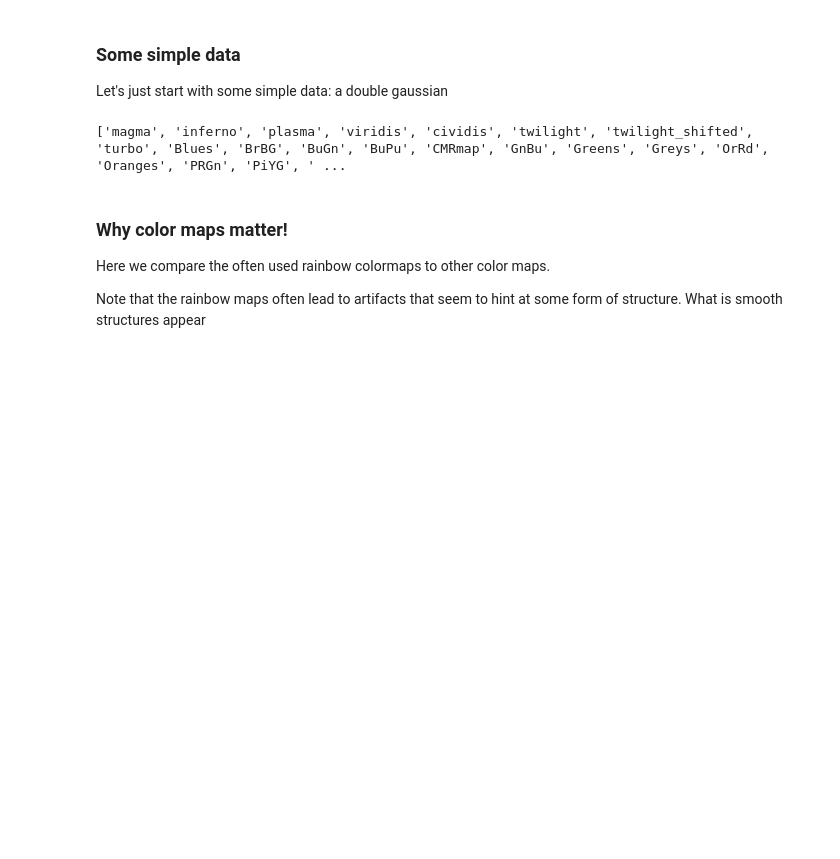
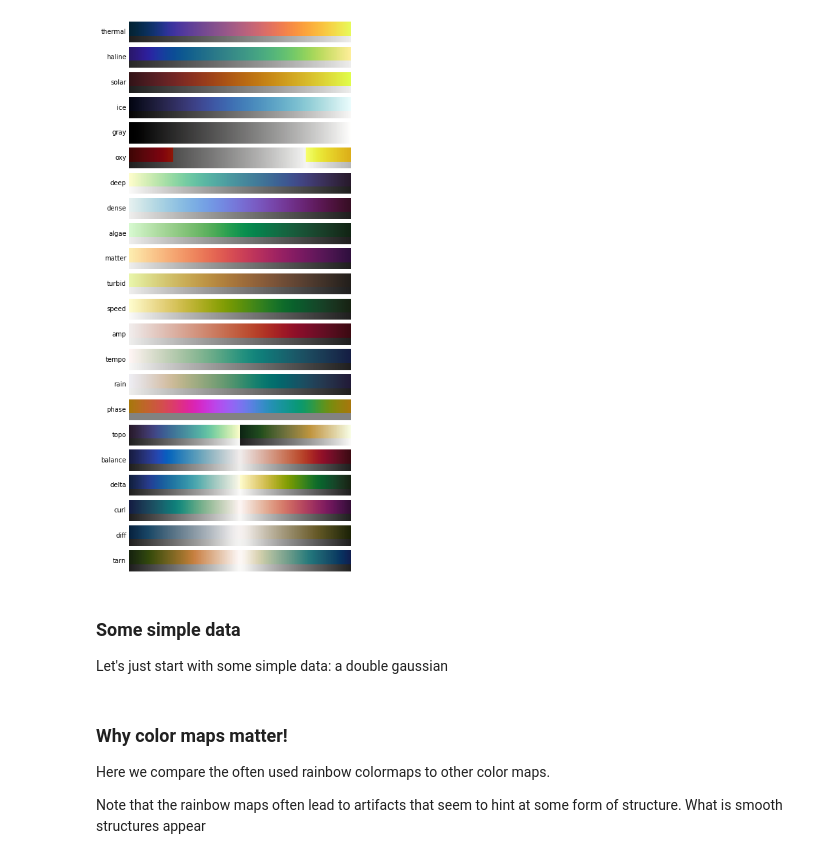
Before and after one commit to AstroBrandt/DataVisTutorial, a Jupyter notebook: colorMapNotebook.ipynb, the cells around one changed output. Cells and saved outputs as stored; diff of their text form; code cells hidden in the pictures; blank space fills up the shorter version.

```diff
--- a/colorMapNotebook.ipynb
+++ b/colorMapNotebook.ipynb
@@ -8,3 +39,8 @@ from matplotlib.colors import LogNorm
+# %%
+import cmocean as cmx
+cmx.plots.plot_gallery()
+# %% [output]
+[figure, added]
 # %%
 x, y = np.mgrid[-1:1:64j, -1:1:64j]
 r = np.sqrt(x**2 + y**2)
@@ -46,7 +53,3 @@ plot_color_gradients('All colormaps',
-# %%
-print(plt.colormaps())
-# %% [output]
-['magma', 'inferno', 'plasma', 'viridis', 'cividis', 'twilight', 'twilight_shifted', 'turbo', 'Blues', 'BrBG', 'BuGn', 'BuPu', 'CMRmap', 'GnBu', 'Greens', 'Greys', 'OrRd', 'Oranges', 'PRGn', 'PiYG', ' ...
 # %% [markdown]
 ### Why color maps matter!
 Here we compare the often used rainbow colormaps to other color maps.
```
Also changed, not shown: parts of 4 cells of this notebook.
